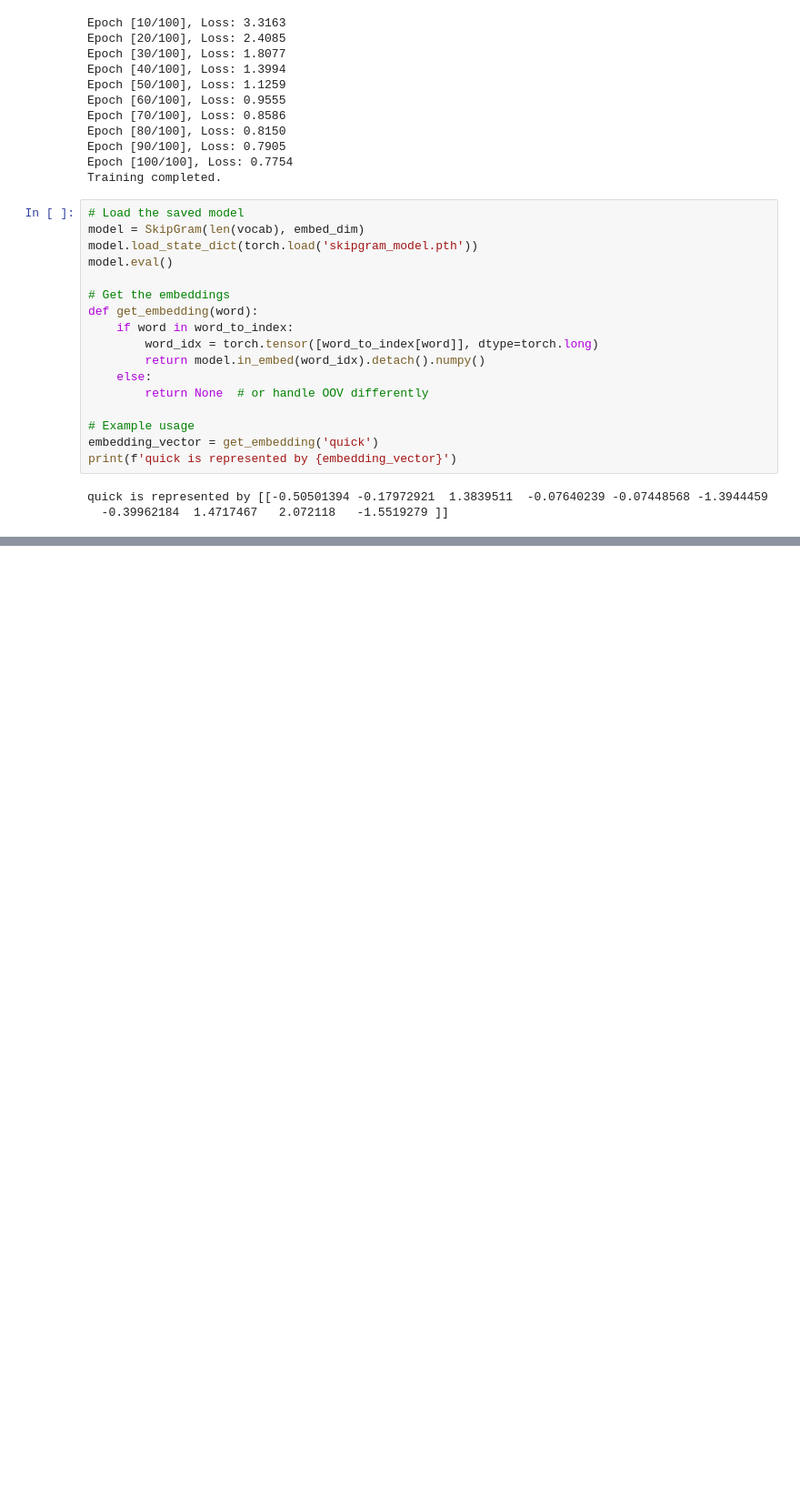
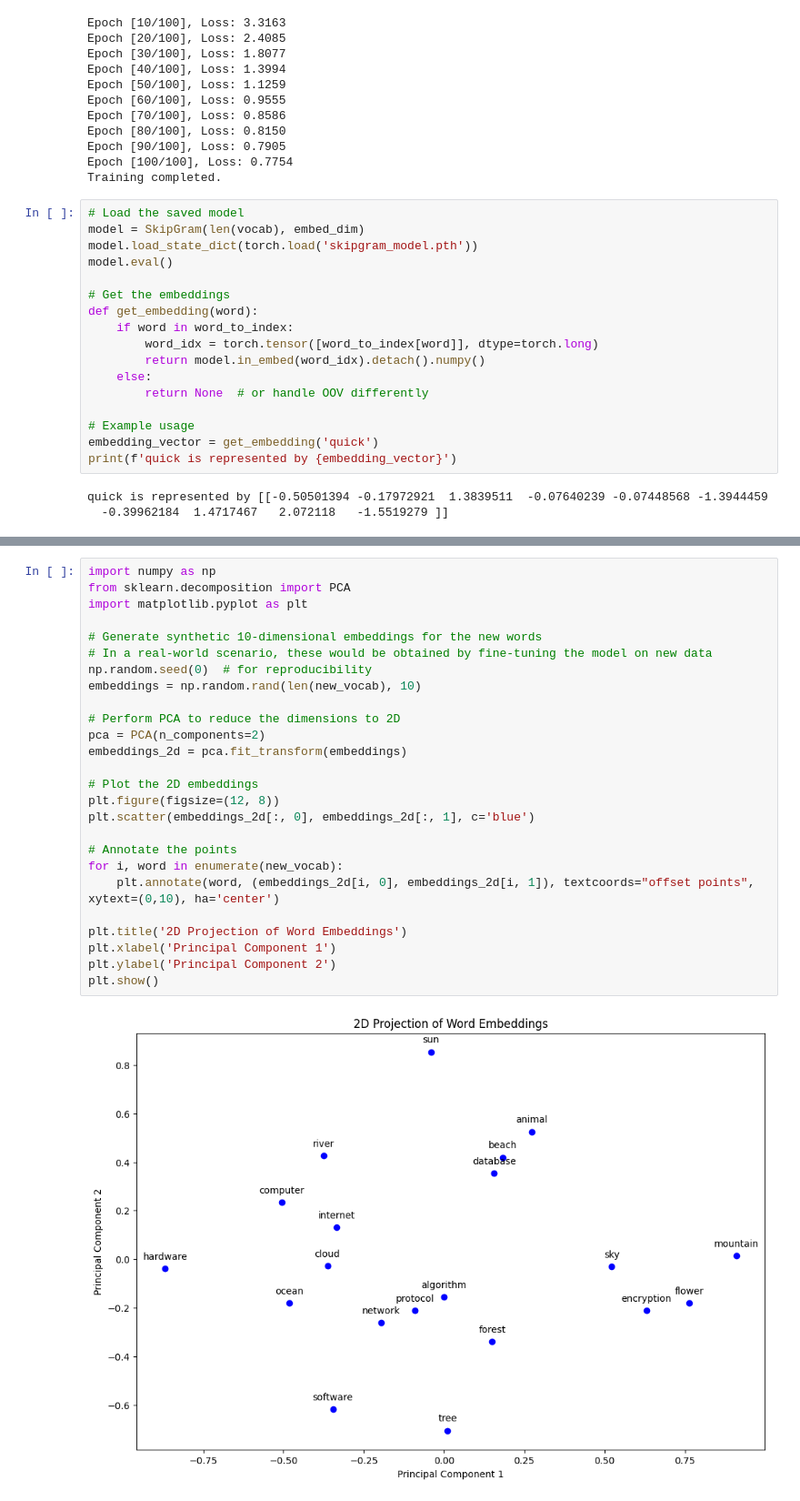
Before and after one commit to yiweilyu/Word2Vec-PyTorch, a Jupyter notebook: chatSkipgram.ipynb, the cells around one changed output, grey strips where cells are left out. Shown at 91% size. Cells and saved outputs as stored; diff of their text form; blank space fills up the shorter version.

Commit message:
embedding dim 10

```diff
--- a/chatSkipgram.ipynb
+++ b/chatSkipgram.ipynb
@@ -184,0 +237,28 @@ quick is represented by [[-0.50501394 -0.17972921  1.3839511  -0.07640239 -0.074
+# %%
+import numpy as np
+from sklearn.decomposition import PCA
+import matplotlib.pyplot as plt
+
+# Generate synthetic 10-dimensional embeddings for the new words
+# In a real-world scenario, these would be obtained by fine-tuning the model on new data
+np.random.seed(0)  # for reproducibility
+embeddings = np.random.rand(len(new_vocab), 10)
+
+# Perform PCA to reduce the dimensions to 2D
+pca = PCA(n_components=2)
+embeddings_2d = pca.fit_transform(embeddings)
+
+# Plot the 2D embeddings
+plt.figure(figsize=(12, 8))
+plt.scatter(embeddings_2d[:, 0], embeddings_2d[:, 1], c='blue')
+
+# Annotate the points
+for i, word in enumerate(new_vocab):
+    plt.annotate(word, (embeddings_2d[i, 0], embeddings_2d[i, 1]), textcoords="offset points", xytext=(0,10), ha='center')
+
+plt.title('2D Projection of Word Embeddings')
+plt.xlabel('Principal Component 1')
+plt.ylabel('Principal Component 2')
+plt.show()
+# %% [output]
+[figure, added]
```
Also changed, not shown: parts of 1 cell of this notebook.
